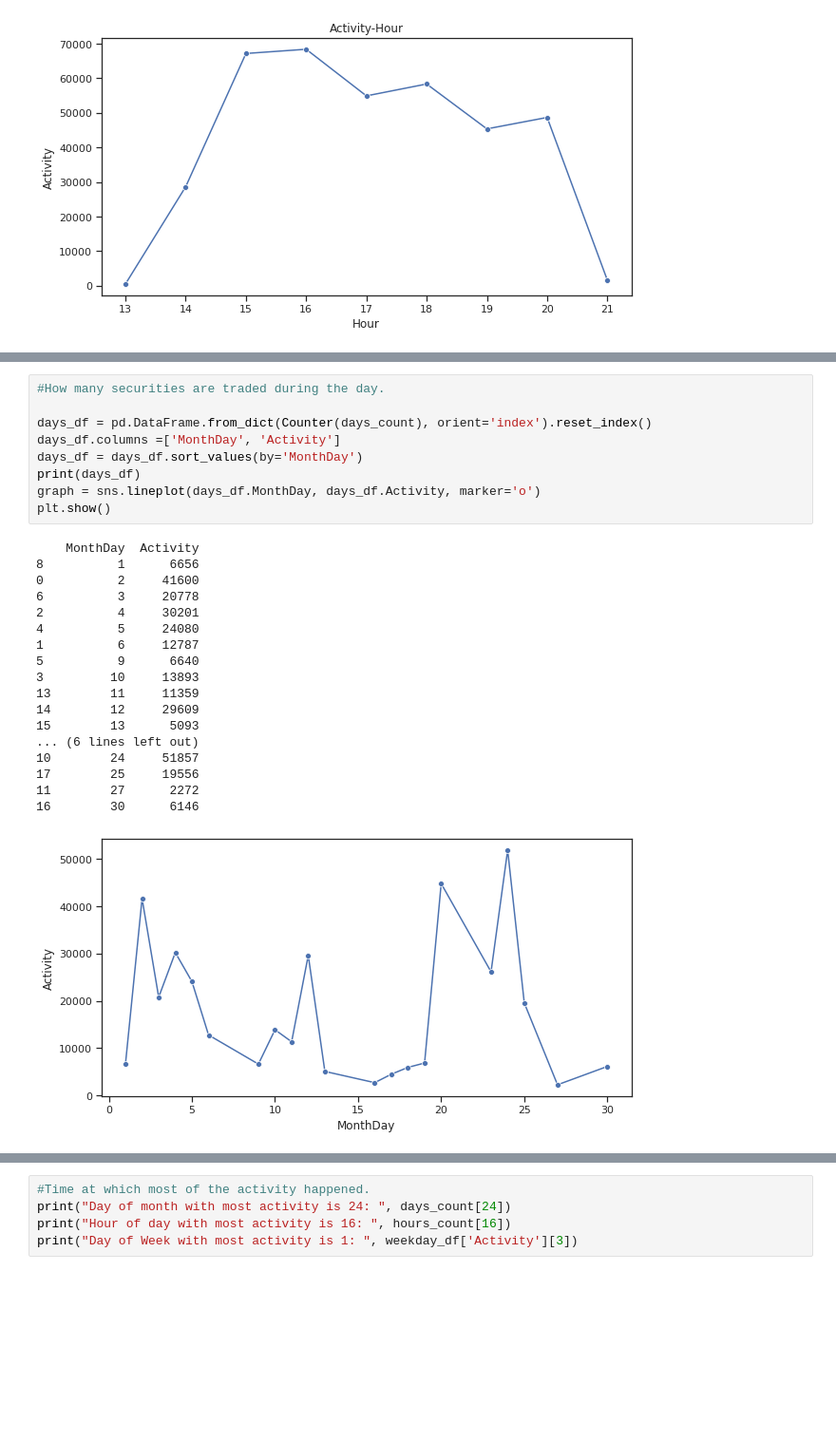
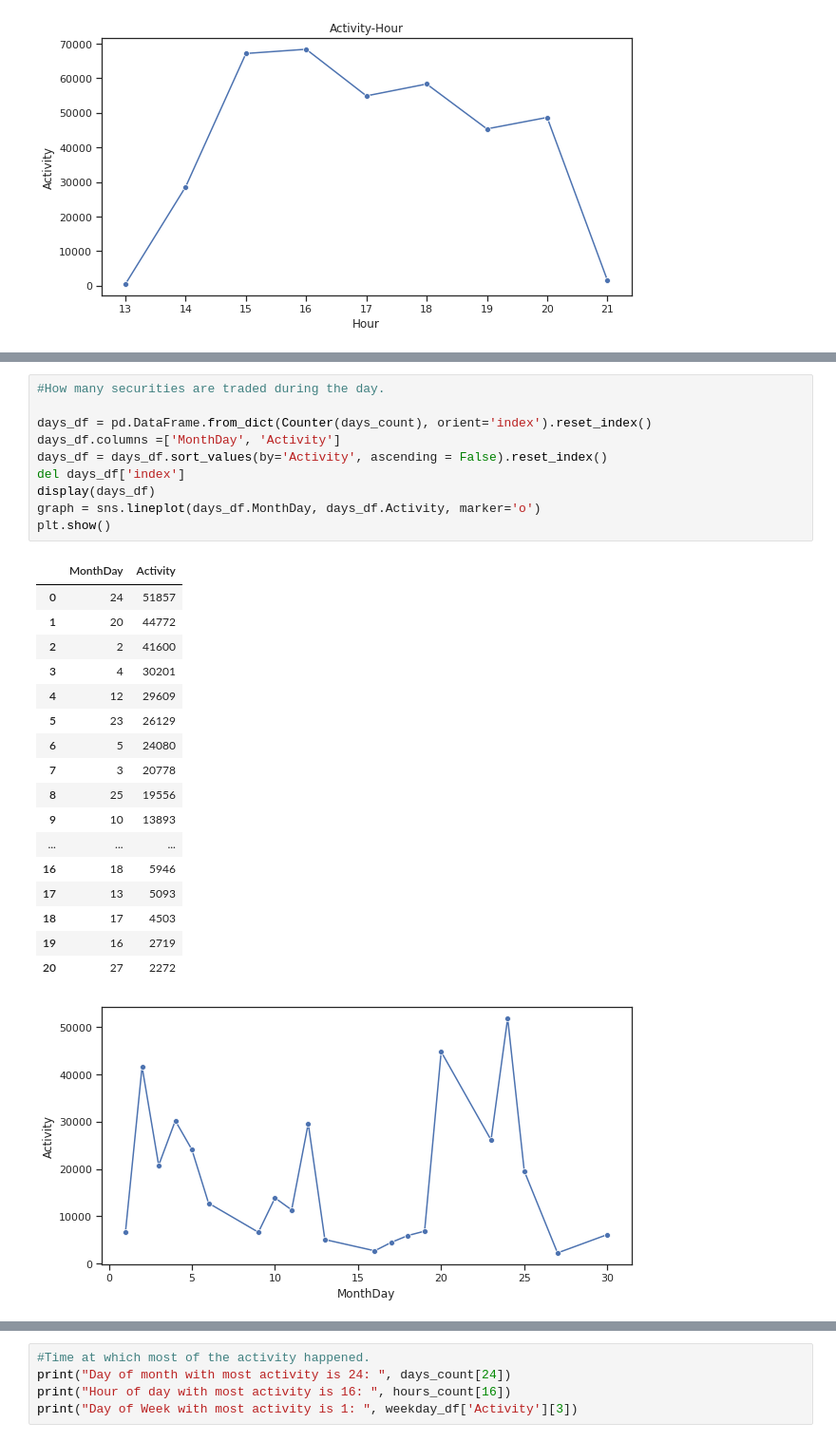
Before and after one commit to bilallogiciel/FIX-Parser, a Jupyter notebook: FIX_Parser.ipynb, the cells around one changed output, grey strips where cells are left out. Shown at 95% size. Cells and saved outputs as stored; diff of their text form; blank space fills up the shorter version.

```diff
--- a/FIX_Parser.ipynb
+++ b/FIX_Parser.ipynb
@@ -252,28 +254,29 @@ plt.show()
 # %%
 #How many securities are traded during the day.
 
 days_df = pd.DataFrame.from_dict(Counter(days_count), orient='index').reset_index()
 days_df.columns =['MonthDay', 'Activity']
-days_df = days_df.sort_values(by='MonthDay')
-print(days_df)
+days_df = days_df.sort_values(by='Activity', ascending = False).reset_index()
+del days_df['index']
+display(days_df)
 graph = sns.lineplot(days_df.MonthDay, days_df.Activity, marker='o')
 plt.show()
 # %% [output]
-    MonthDay  Activity
-8          1      6656
-0          2     41600
-6          3     20778
-2          4     30201
-4          5     24080
-1          6     12787
-5          9      6640
-3         10     13893
-13        11     11359
-14        12     29609
-15        13      5093
-... (6 lines left out)
-10        24     51857
-17        25     19556
-11        27      2272
-16        30      6146
+|  | MonthDay | Activity |
+| 0 | 24 | 51857 |
+| 1 | 20 | 44772 |
+| 2 | 2 | 41600 |
+| 3 | 4 | 30201 |
+| 4 | 12 | 29609 |
+| 5 | 23 | 26129 |
+| 6 | 5 | 24080 |
+| 7 | 3 | 20778 |
+| 8 | 25 | 19556 |
+| 9 | 10 | 13893 |
+| ... | ... | ... |
+| 16 | 18 | 5946 |
+| 17 | 13 | 5093 |
+| 18 | 17 | 4503 |
+| 19 | 16 | 2719 |
+| 20 | 27 | 2272 |
 [figure]
```
Also changed, not shown: parts of 8 cells of this notebook.
